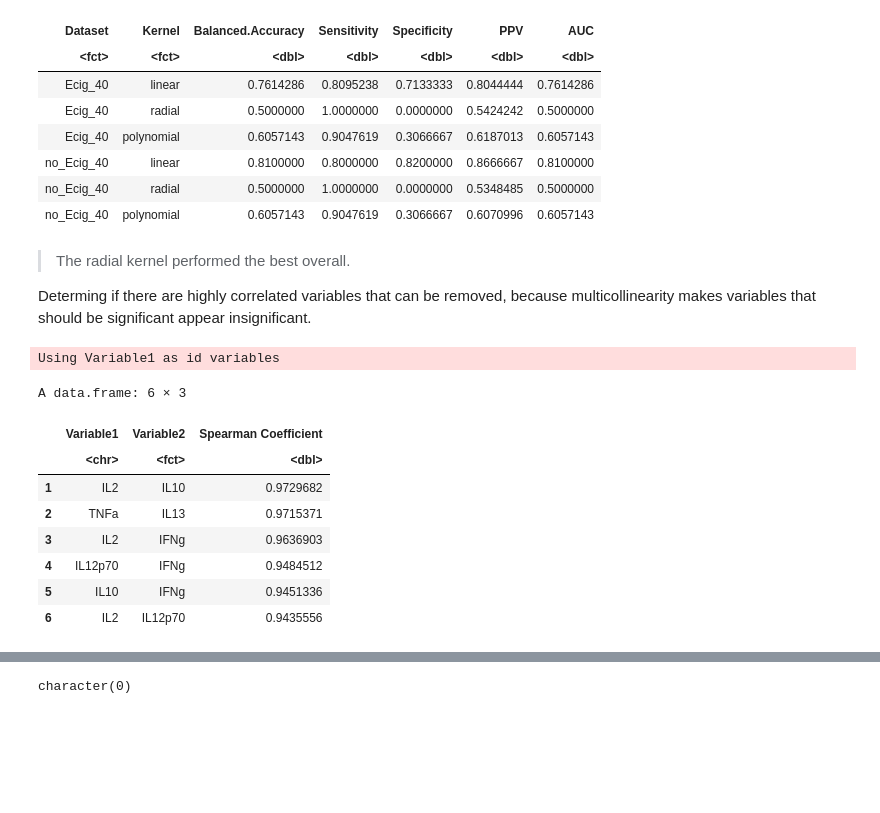
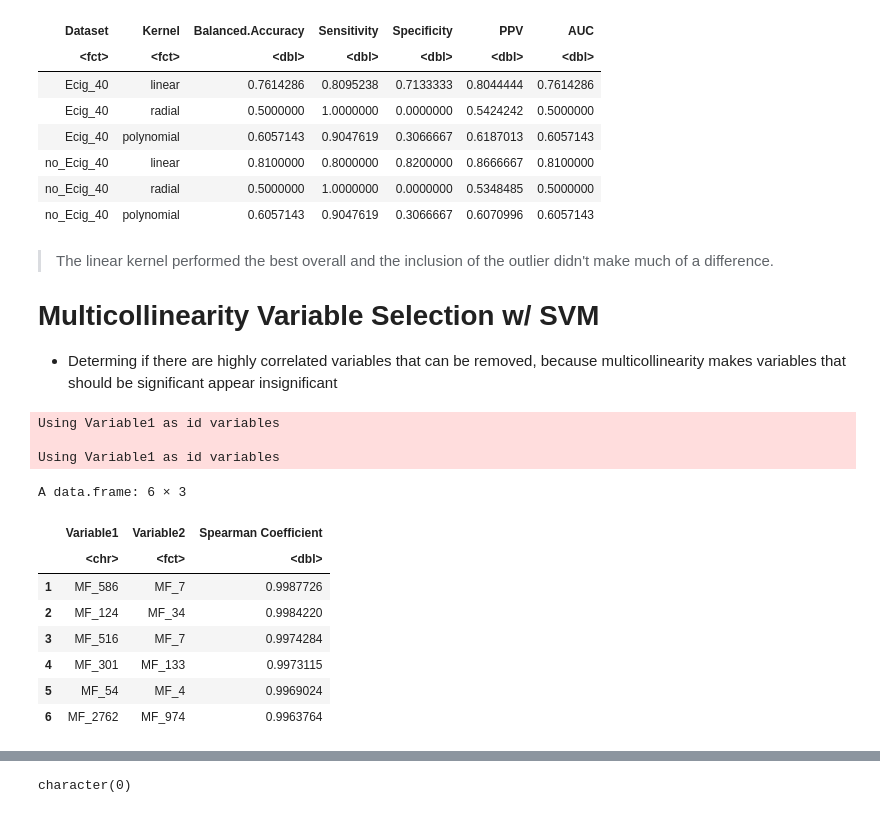
Before and after one commit to UNC-CEMALB/P1002_Ecig-Metabolomics-NELF, a Jupyter notebook: 2. Smoking Status Prediction/Smoking Status Prediction.ipynb, the cells around one changed output, grey strips where cells are left out. Saved outputs shown, nothing was run; the diff lists cells and outputs as text; code cells hidden in the pictures; blank space fills up the shorter version.

```diff
--- a/2. Smoking Status Prediction/Smoking Status Prediction.ipynb
+++ b/2. Smoking Status Prediction/Smoking Status Prediction.ipynb
@@ -181,34 +422,49 @@ A data.frame: 6 × 7
 | no_Ecig_40 | radial | 0.5000000 | 1.0000000 | 0.0000000 | 0.5348485 | 0.5000000 |
 | no_Ecig_40 | polynomial | 0.6057143 | 0.9047619 | 0.3066667 | 0.6070996 | 0.6057143 |
 # %% [markdown]
-> The radial kernel performed the best overall.
+> The linear kernel performed the best overall and the inclusion of the outlier didn't make much of a difference.
 
-Determing if there are highly correlated variables that can be removed, because multicollinearity makes variables that should be significant appear insignificant.
+# Multicollinearity Variable Selection w/ SVM
+
+- Determing if there are highly correlated variables that can be removed, because multicollinearity makes variables that should be significant appear insignificant
 # %%
 #creating correlation matrix
 #the cut off can be arbitrary, but due to the high number of correlations, 0.85 became the cutoff
-corr_matrix = rcorr(as.matrix(molecular_feature_df[2:29]), type = "spearman")
-#corr_matrix = rcorr(as.matrix(molecular_feature_df[2:3051]), type = "spearman")
+corr_matrix_w_Ecig_40 = rcorr(as.matrix(molecular_feature_df_w_Ecig_40[2:3873]), type = "spearman")
 #creating df where I can easily view coefficents that are highly correlated (rho > 0.7 or rho < -0.7)
-corr_matrix_df = data.frame(corr_matrix$r) %>%
+corr_matrix_df_w_Ecig_40 = data.frame(corr_matrix_w_Ecig_40$r) %>%
   rownames_to_column(var = "Variable1") %>%
   #needed to specificy package of melt for it to work
   reshape2::melt(variable = "Variable2", value.name = "Spearman Coefficient") %>%
   #also removed values = 1, because those were correlations between the same variable
   filter(abs(`Spearman Coefficient`) < 1 & abs(`Spearman Coefficient`) > 0.7) %>%
   arrange(desc(`Spearman Coefficient`)) %>%
   #removing duplicate spearman coefficient values and keeping all columns
   distinct(`Spearman Coefficient`, .keep_all = TRUE)
 
-head(corr_matrix_df)
+corr_matrix_wo_Ecig_40 = rcorr(as.matrix(molecular_feature_df_wo_Ecig_40[2:3873]), type = "spearman")
+#creating df where I can easily view coefficents that are highly correlated (rho > 0.7 or rho < -0.7)
+corr_matrix_df_wo_Ecig_40 = data.frame(corr_matrix_wo_Ecig_40$r) %>%
+  rownames_to_column(var = "Variable1") %>%
+  #needed to specificy package of melt for it to work
+  reshape2::melt(variable = "Variable2", value.name = "Spearman Coefficient") %>%
+  #also removed values = 1, because those were correlations between the same variable
+  filter(abs(`Spearman Coefficient`) < 1 & abs(`Spearman Coefficient`) > 0.7) %>%
+  arrange(desc(`Spearman Coefficient`)) %>%
+  #removing duplicate spearman coefficient values and keeping all columns
+  distinct(`Spearman Coefficient`, .keep_all = TRUE)
+
+head(corr_matrix_df_w_Ecig_40)
 # %% [output]
 Using Variable1 as id variables
+
+Using Variable1 as id variables
 A data.frame: 6 × 3
 |  | Variable1 | Variable2 | Spearman Coefficient |
 |  | <chr> | <fct> | <dbl> |
-| 1 | IL2 | IL10 | 0.9729682 |
-| 2 | TNFa | IL13 | 0.9715371 |
-| 3 | IL2 | IFNg | 0.9636903 |
-| 4 | IL12p70 | IFNg | 0.9484512 |
-| 5 | IL10 | IFNg | 0.9451336 |
-| 6 | IL2 | IL12p70 | 0.9435556 |
+| 1 | MF_586 | MF_7 | 0.9987726 |
+| 2 | MF_124 | MF_34 | 0.9984220 |
+| 3 | MF_516 | MF_7 | 0.9974284 |
+| 4 | MF_301 | MF_133 | 0.9973115 |
+| 5 | MF_54 | MF_4 | 0.9969024 |
+| 6 | MF_2762 | MF_974 | 0.9963764 |
```
Also changed, not shown: parts of 30 cells of this notebook.
